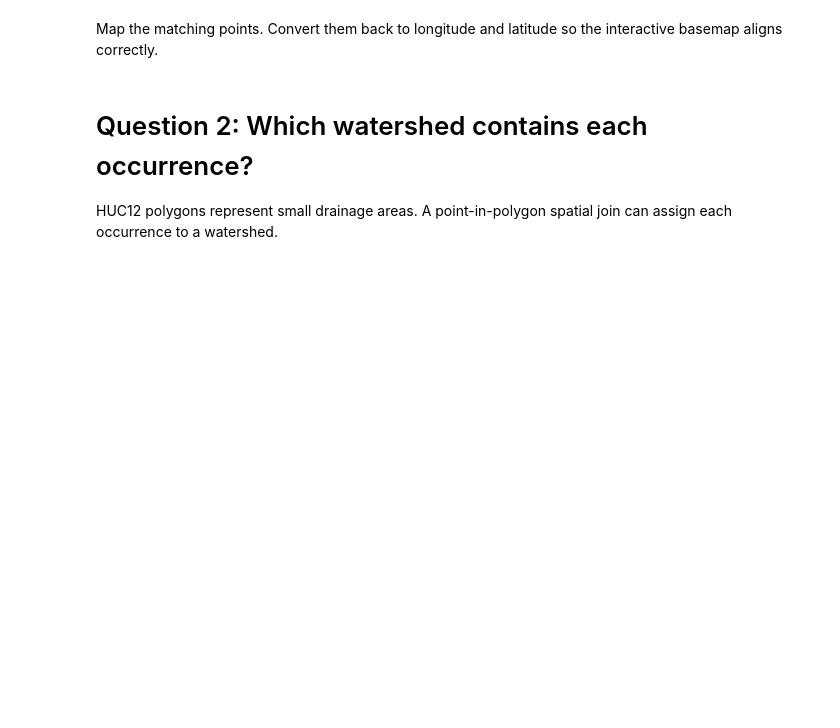
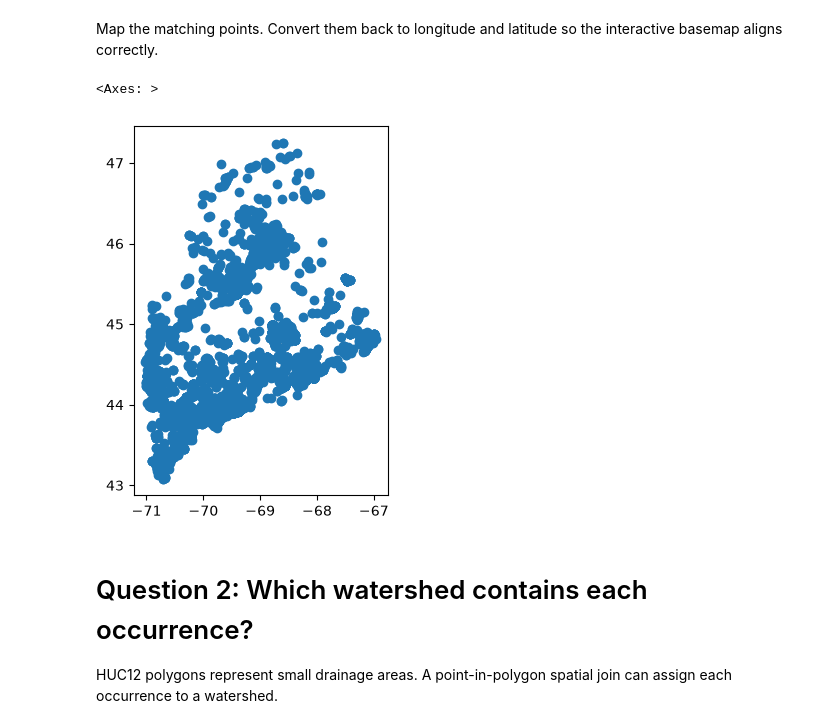
Before and after one commit to meganklutts/BIO597-SpatialBiodiversity, a Jupyter notebook: docs/labs/Lab04-VectorSpatialAnalysis.ipynb, the cells around one changed output. Cells and saved outputs as stored; diff of their text form; code cells hidden in the pictures; blank space fills up the shorter version.

```diff
--- a/docs/labs/Lab04-VectorSpatialAnalysis.ipynb
+++ b/docs/labs/Lab04-VectorSpatialAnalysis.ipynb
@@ -164,10 +248,14 @@ conserved_species_counts
 # %% [markdown]
 Map the matching points. Convert them back to longitude and latitude so the interactive basemap aligns correctly.
 # %%
-unique_conserved_records.to_crs("EPSG:4326").explore(
-    column="species",
-    tooltip=["species", "PARCEL_NAM", "PUB_ACCESS"],
-)
+# unique_conserved_records.to_crs("EPSG:4326").explore(
+#    column="species",
+#    tooltip=["species", "PARCEL_NAM", "PUB_ACCESS"],
+#)
+unique_conserved_records.to_crs("EPSG:4326").plot()
+# %% [output]
+<Axes: >
+[figure, added]
 # %% [markdown]
 # Question 2: Which watershed contains each occurrence?
 
```
Also changed, not shown: parts of 30 cells of this notebook.
